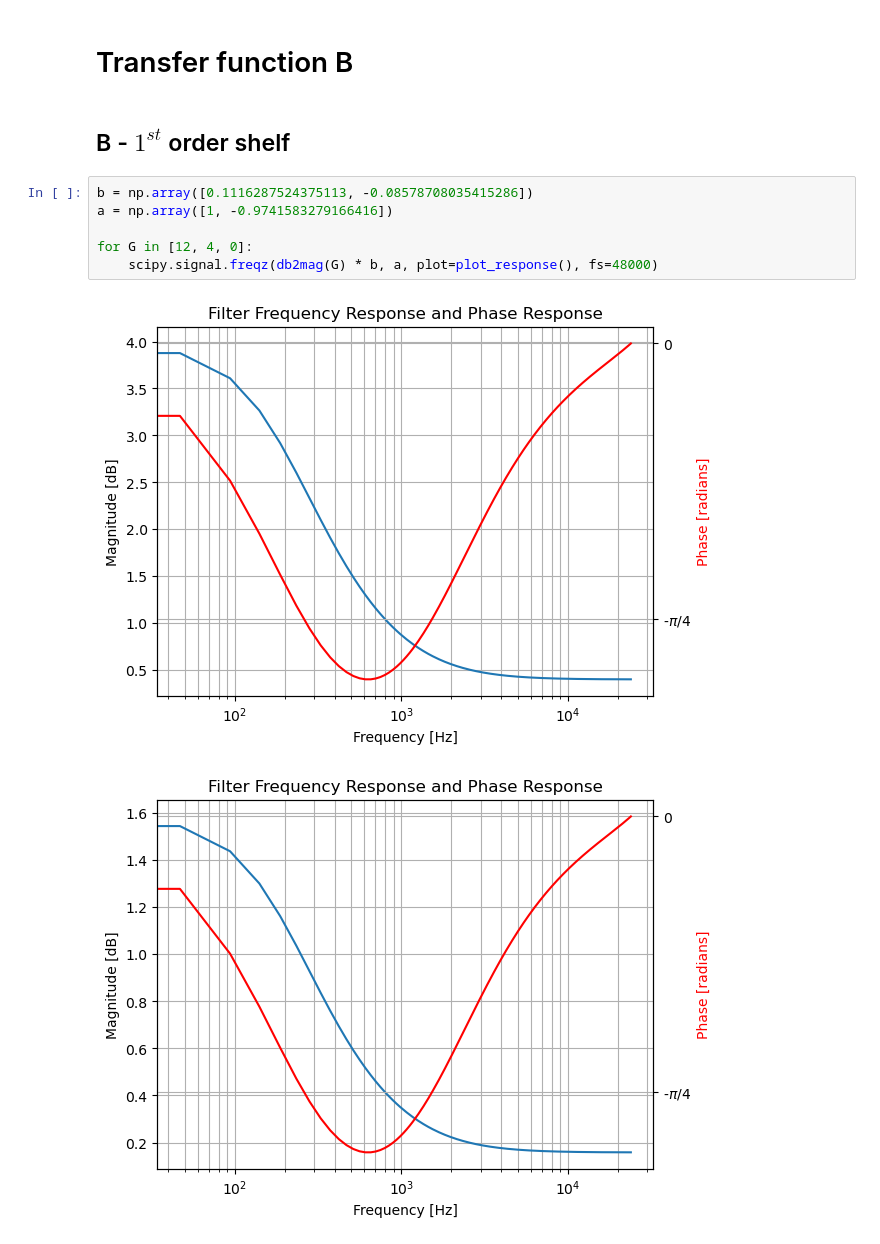
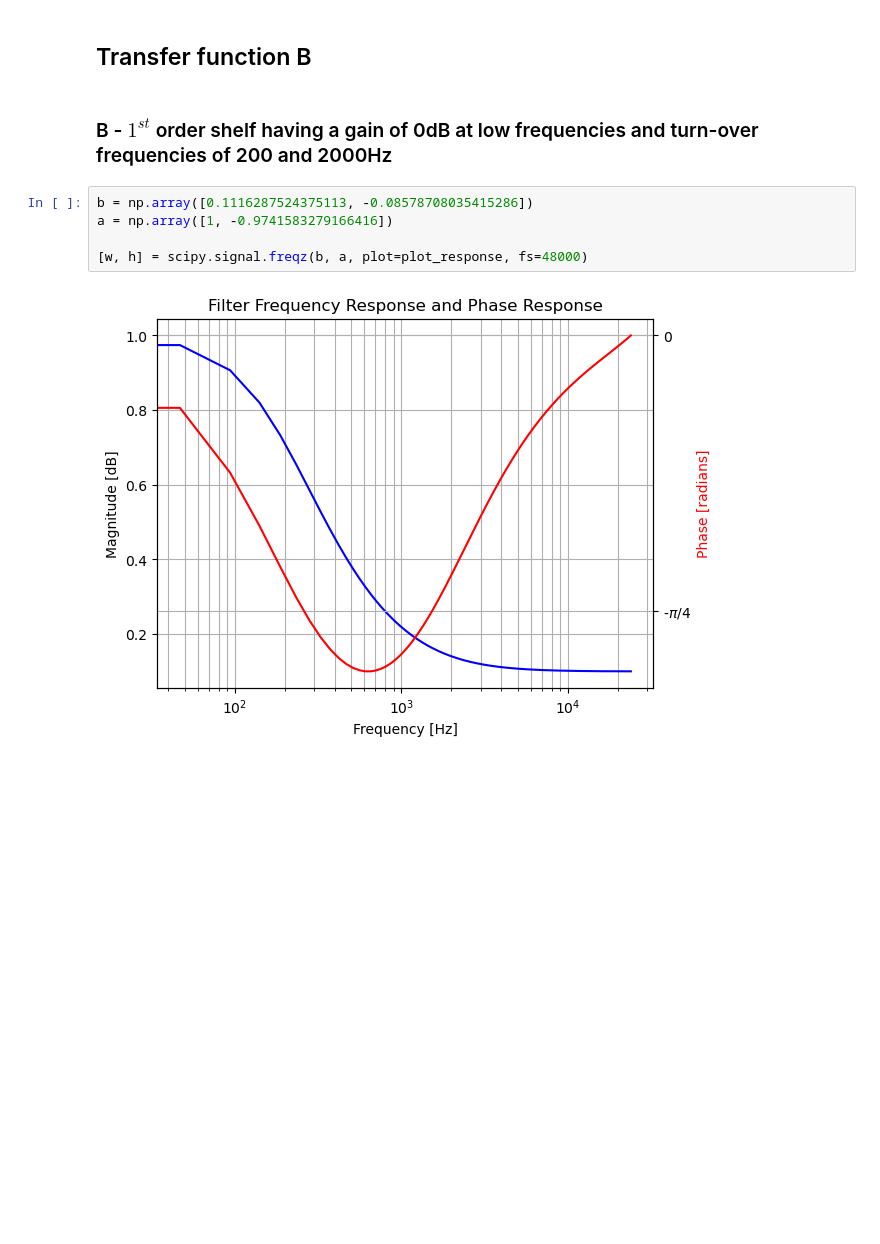
Before and after one commit to thxkiwi/vbap, a Jupyter notebook: thx-asa/thx-asa.ipynb, the cells around one changed output. Saved outputs shown, nothing was run; the diff lists cells and outputs as text; blank space fills up the shorter version.

```diff
--- a/thx-asa/thx-asa.ipynb
+++ b/thx-asa/thx-asa.ipynb
@@ -65,13 +60,11 @@ SyntaxError: invalid syntax (4146042632.py, line 1)
 # %% [markdown]
-# Transfer function B
+## Transfer function B
-# %% [markdown]
-## B - $1^{st}$ order shelf
+# %% [markdown]
+### B - $1^{st}$ order shelf having a gain of 0dB at low frequencies and turn-over frequencies of 200 and 2000Hz
 # %%
 b = np.array([0.1116287524375113, -0.08578708035415286])
 a = np.array([1, -0.9741583279166416])
 
-for G in [12, 4, 0]:
-    scipy.signal.freqz(db2mag(G) * b, a, plot=plot_response(), fs=48000)
+[w, h] = scipy.signal.freqz(b, a, plot=plot_response, fs=48000)
 # %% [output]
-[figure, old version]
+[figure, new version]
-[figure, removed]
```
Also changed, not shown: parts of 10 cells of this notebook, 1 other file.
